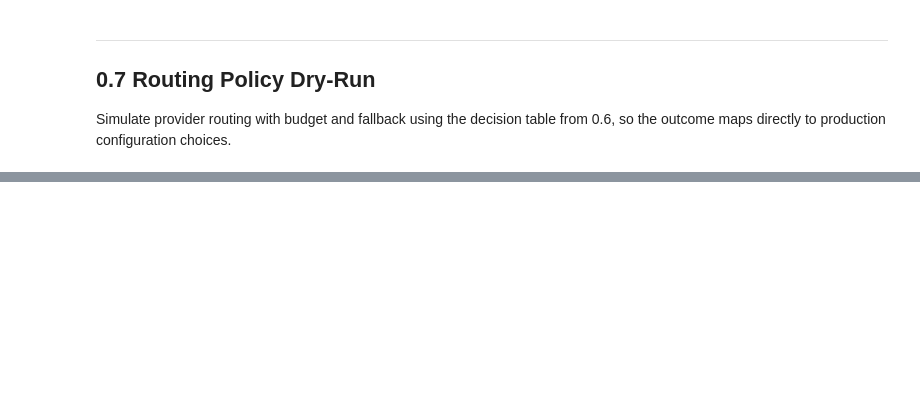
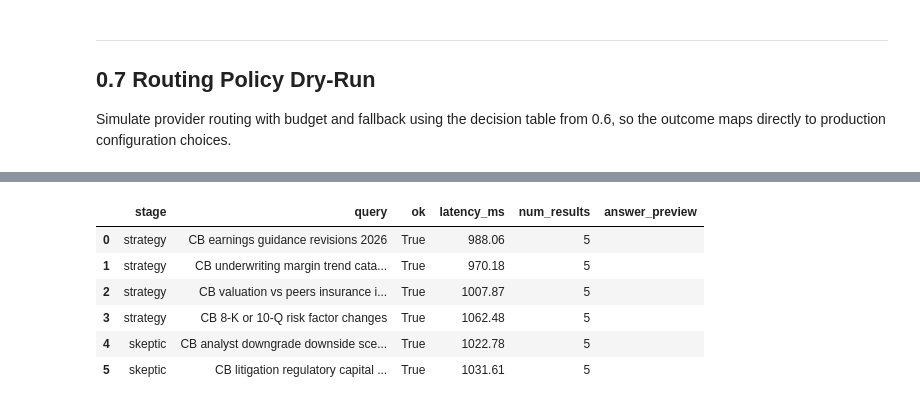
Before and after one commit to zenouz-ai/zeninvest, a Jupyter notebook: notebooks/research_api_investigation.ipynb, the cells around one changed output, grey strips where cells are left out. Saved outputs shown, nothing was run; the diff lists cells and outputs as text; code cells hidden in the pictures; blank space fills up the shorter version.

````diff
--- a/notebooks/research_api_investigation.ipynb
+++ b/notebooks/research_api_investigation.ipynb
@@ -1357,5 +1342,6 @@ Trace one ticker through the committee pipeline (strategy -> skeptic -> risk), s
 # %%
 # 0.8 CB end-to-end walkthrough: static vs web-enriched decisions
+import re
 from src.utils.config import get_settings
 
 settings = get_settings()
@@ -1483,10 +1469,57 @@ cb_web_context = _compact_evidence(cb_search_log)
 
 
 def _parse_json_response(text: str) -> dict:
+    raw = (text or "").strip()
+
+    # Prefer shared parser from 0.4b if available.
     try:
-        return _parse_llm_json(text)
+        if "_parse_llm_json" in globals():
+            return _parse_llm_json(raw)
     except Exception:
-        return {"raw": text[:1500]}
+        pass
+
+    # Local fallback parser: fenced JSON, then first JSON object span.
+    m = re.search(r"```(?:json)?\s*(.*?)\s*```", raw, flags=re.DOTALL | re.IGNORECASE)
+    if m:
+        raw = m.group(1).strip()
+
+    # Fast path: valid JSON.
+    try:
+        return json.loads(raw)
+    except Exception:
+        pass
+
+    # Try object span if braces are complete.
+    start = raw.find("{")
+    end = raw.rfind("}")
+    if start != -1 and end != -1 and end > start:
+        candidate = raw[start:end + 1]
+        try:
+            return json.loads(candidate)
+        except Exception:
+            raw = candidate
+
+    # Gemini can return truncated or near-JSON. Recover fields directly from raw text.
+    verdict_m = re.search(r'["\']verdict["\']\s*:\s*["\']([^"\']+)["\']', raw, flags=re.IGNORECASE)
+    growth_m = re.search(r'["\']growth_score["\']\s*:\s*(-?\d+)', raw, flags=re.IGNORECASE)
+    risk_m = re.search(r'["\']risk_score["\']\s*:\s*(-?\d+)', raw, flags=re.IGNORECASE)
+    conf_m = re.search(r'["\']confidence_score["\']\s*:\s*(-?\d+)', raw, flags=re.IGNORECASE)
+    assess_m = re.search(r'["\']assessment["\']\s*:\s*["\']([^"\']+)["\']', raw, flags=re.IGNORECASE)
+
+    if verdict_m:
+        growth = int(growth_m.group(1)) if growth_m else 5
+        risk = int(risk_m.group(1)) if risk_m else 5
+        return {
+            "verdict": verdict_m.group(1).strip(),
+            "growth_score": growth,
+            "risk_score": risk,
+            "confidence_score": int(conf_m.group(1)) if conf_m else 5,
+            "assessment": assess_m.group(1).strip() if assess_m else "Recovered from malformed/truncated JSON",
+            "high_risk_flag": risk > growth,
+            "recovered": True,
+        }
+
+    return {"raw": raw[:1500]}
 
 
 def claude_decision(context_blob: str, mode_label: str) -> dict:
@@ -1501,7 +1534,8 @@ def claude_decision(context_blob: str, mode_label: str) -> dict:
         f"Context:\n{context_blob}"
     )
     body = {
-        "model": "claude-3-5-sonnet-latest",
+        # Use configured strategy model to avoid account/model-name mismatch.
+        "model": settings.strategy_model,
         "max_tokens": 500,
         "temperature": 0.2,
         "messages": [{"role": "user", "content": prompt}],
@@ -1604,19 +1638,38 @@ display(pd.DataFrame([
 ]))
 
 # Simple delta summary
+def _label_outcome(d: dict) -> str:
+    if not isinstance(d, dict):
+        return "n/a"
+    if d.get("error"):
+        return f"error: {str(d.get('error'))[:80]}"
+    return d.get("action") or d.get("verdict") or "n/a"
+
+
+def _label_confidence(d: dict):
+    if not isinstance(d, dict):
+        return "n/a"
+    if d.get("error"):
+        return "n/a"
+    return d.get("conviction") or d.get("confidence") or d.get("confidence_score") or "n/a"
+
+
 summary_rows = []
 for stage in ["claude", "gpt", "gemini"]:
     s = cb_decision_compare.get(f"{stage}_static", {})
     w = cb_decision_compare.get(f"{stage}_web", {})
+    s_label = _label_outcome(s)
+    w_label = _label_outcome(w)
     summary_rows.append({
         "stage": stage,
-        "static_action_or_verdict": s.get("action") or s.get("verdict") or "n/a",
-        "web_action_or_verdict": w.get("action") or w.get("verdict") or "n/a",
-        "static_confidence": s.get("conviction") or s.get("confidence") or s.get("confidence_score") or "n/a",
-        "web_confidence": w.get("conviction") or w.get("confidence") or w.get("confidence_score") or "n/a",
-        "changed": (s.get("action") != w.get("action")) or (s.get("verdict") != w.get("verdict")),
+        "static_action_or_verdict": s_label,
+        "web_action_or_verdict": w_label,
+        "static_confidence": _label_confidence(s),
+        "web_confidence": _label_confidence(w),
+        "changed": s_label != w_label,
     })
 
 print("Decision delta summary (web-enriched vs static):")
 display(pd.DataFrame(summary_rows))
 print("\nSection 0.8: PASS (CB end-to-end walkthrough complete)")
+# %% [output]
@@ -1622,0 +1698,7 @@ print("\nSection 0.8: PASS (CB end-to-end walkthrough complete)")
+|  | stage | query | ok | latency_ms | num_results | answer_preview |
+| 0 | strategy | CB earnings guidance revisions 2026 | True | 988.06 | 5 |  |
+| 1 | strategy | CB underwriting margin trend cata... | True | 970.18 | 5 |  |
+| 2 | strategy | CB valuation vs peers insurance i... | True | 1007.87 | 5 |  |
+| 3 | strategy | CB 8-K or 10-Q risk factor changes | True | 1062.48 | 5 |  |
+| 4 | skeptic | CB analyst downgrade downside sce... | True | 1022.78 | 5 |  |
+| 5 | skeptic | CB litigation regulatory capital ... | True | 1031.61 | 5 |  |
````
Also changed, not shown: parts of 24 cells of this notebook, 25 other files.
